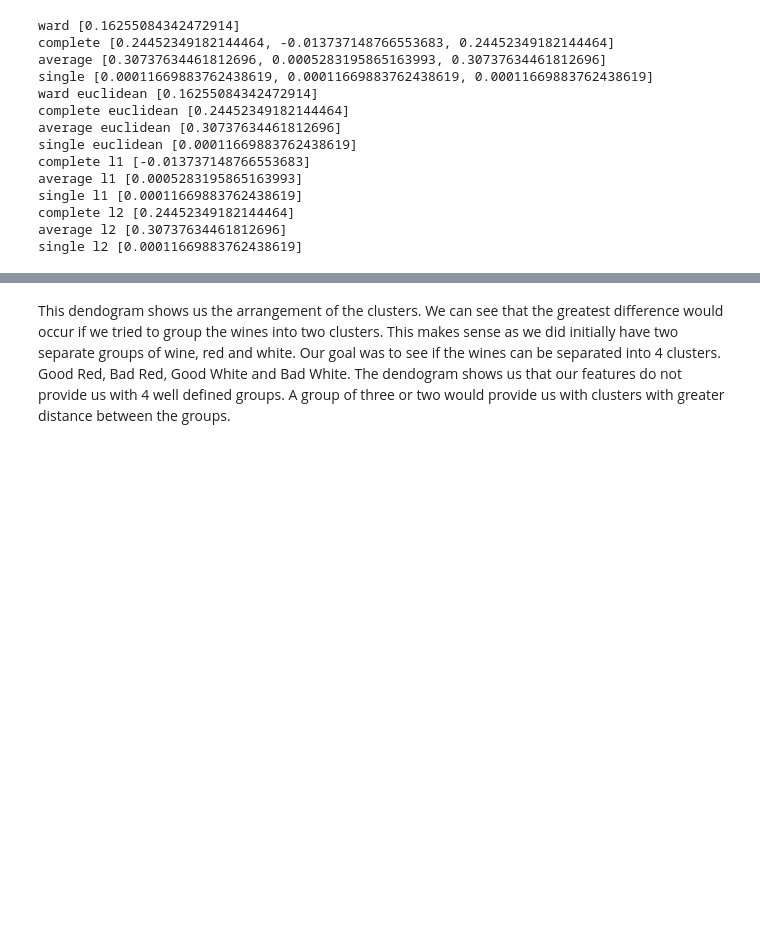
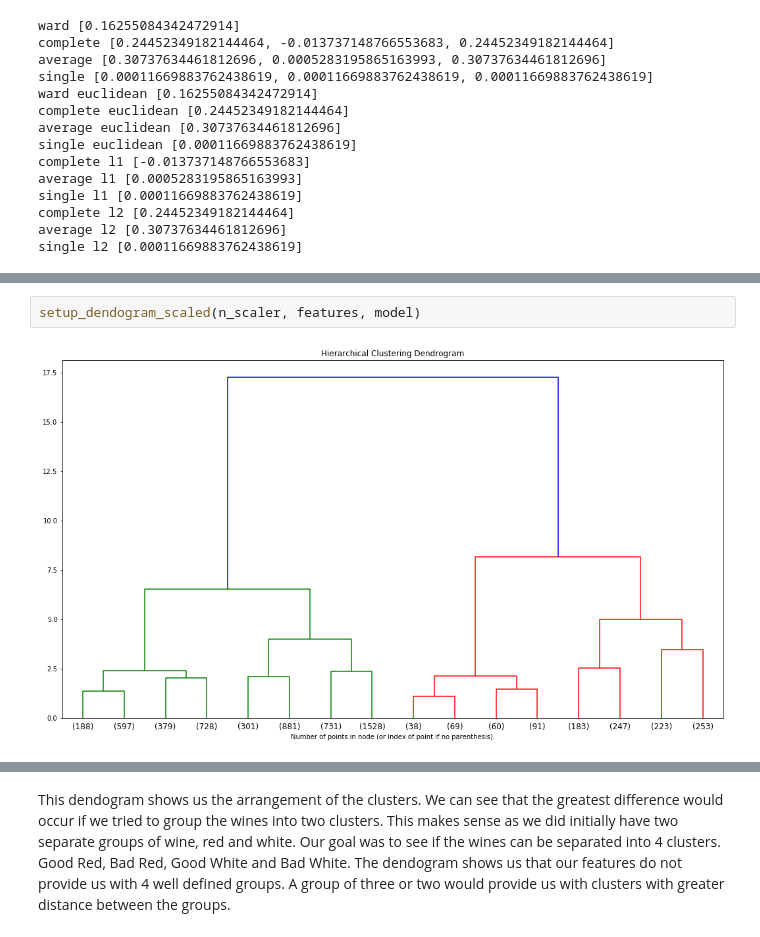
Before and after one commit to avneetgill/ensf544Project, a Jupyter notebook: Project1.2/Q3_Kyle.ipynb, the cells around one changed output, grey strips where cells are left out. Drawn from its saved outputs; the diff is of its cells as text; blank space fills up the shorter version.

```diff
--- a/Project1.2/Q3_Kyle.ipynb
+++ b/Project1.2/Q3_Kyle.ipynb
@@ -202,0 +275,4 @@ plt.show()
+# %%
+setup_dendogram_scaled(n_scaler, features, model)
+# %% [output]
+[figure, added]
```
Also changed, not shown: parts of 10 cells of this notebook, 1 other file.
